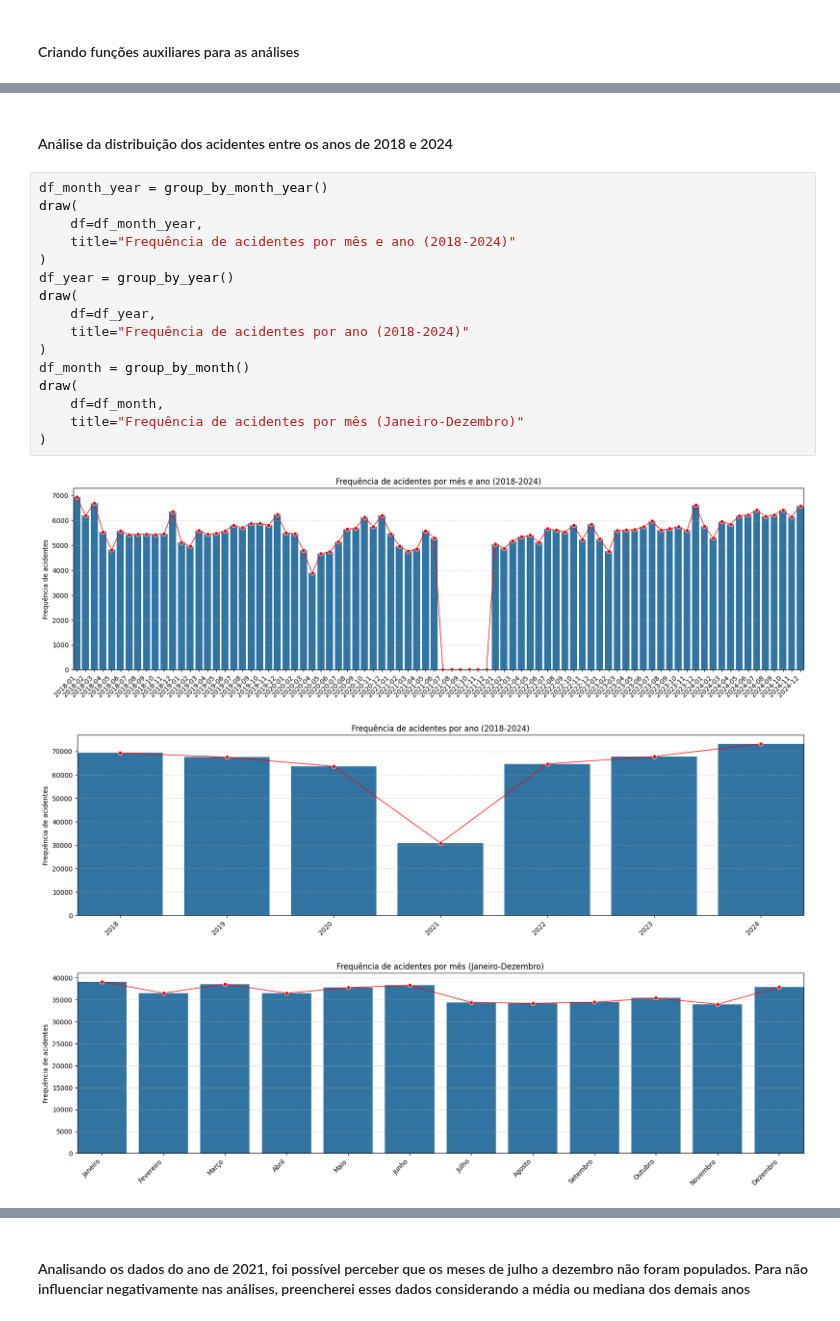
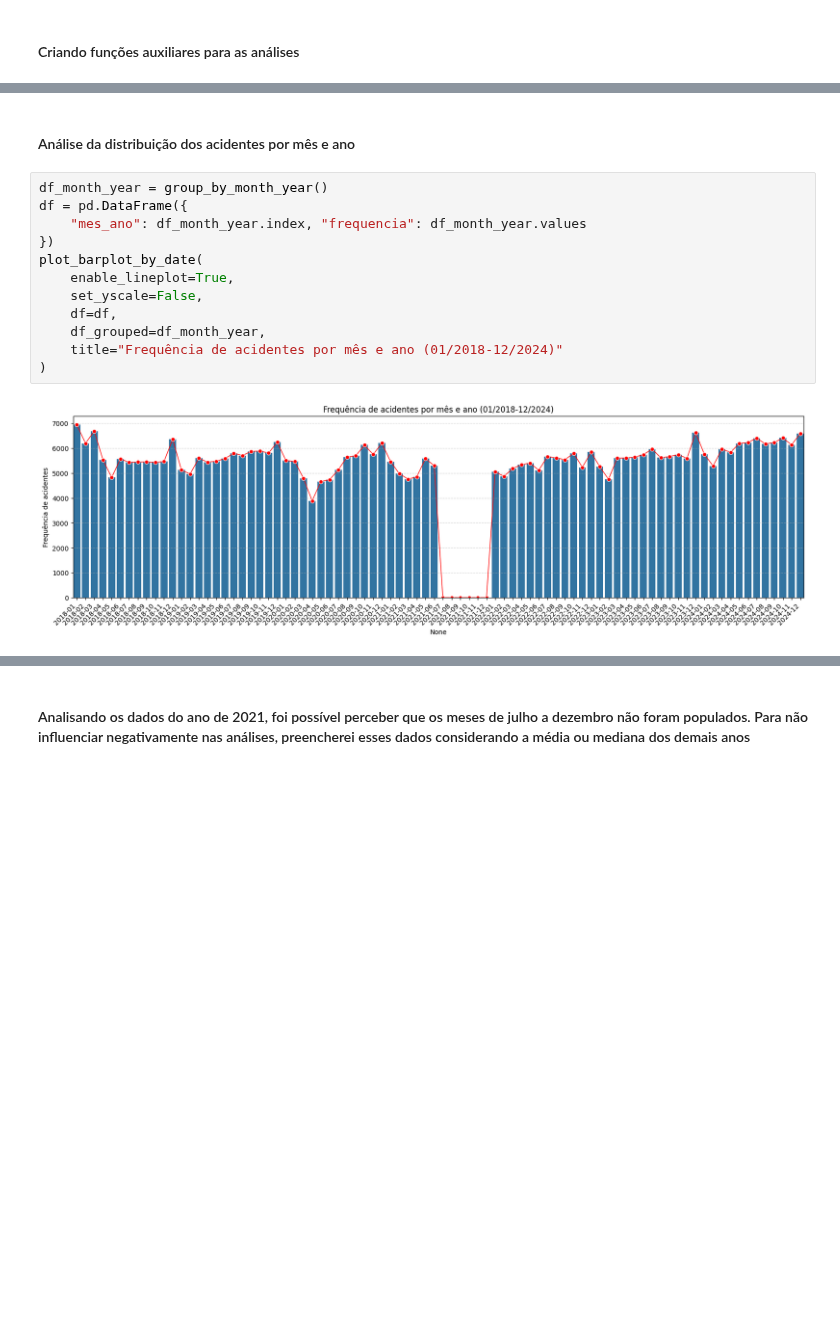
Before and after one commit to evidal1990/coderhouse_datascience, a Jupyter notebook: analysis/data_analysis.ipynb, the cells around one changed output, grey strips where cells are left out. Drawn from its saved outputs; the diff is of its cells as text; blank space fills up the shorter version.

```diff
--- a/analysis/data_analysis.ipynb
+++ b/analysis/data_analysis.ipynb
@@ -124,22 +203,16 @@ def draw(df, title):
 # %% [markdown]
-#### Análise da distribuição dos acidentes entre os anos de 2018 e 2024
+#### Análise da distribuição dos acidentes por mês e ano
-# %%
-df_month_year = group_by_month_year()
-draw(
-    df=df_month_year,
-    title="Frequência de acidentes por mês e ano (2018-2024)"
-)
-df_year = group_by_year()
-draw(
-    df=df_year,
-    title="Frequência de acidentes por ano (2018-2024)"
-)
-df_month = group_by_month()
-draw(
-    df=df_month,
-    title="Frequência de acidentes por mês (Janeiro-Dezembro)"
-)
-# %% [output]
-[figure, removed]
-[figure, removed]
-[figure, removed]
+# %%
+df_month_year = group_by_month_year()
+df = pd.DataFrame({
+    "mes_ano": df_month_year.index, "frequencia": df_month_year.values
+})
+plot_barplot_by_date(
+    enable_lineplot=True,
+    set_yscale=False,
+    df=df,
+    df_grouped=df_month_year,
+    title="Frequência de acidentes por mês e ano (01/2018-12/2024)"
+)
+# %% [output]
+[figure, added]
```
Also changed, not shown: parts of 19 cells of this notebook, 2 other files.
